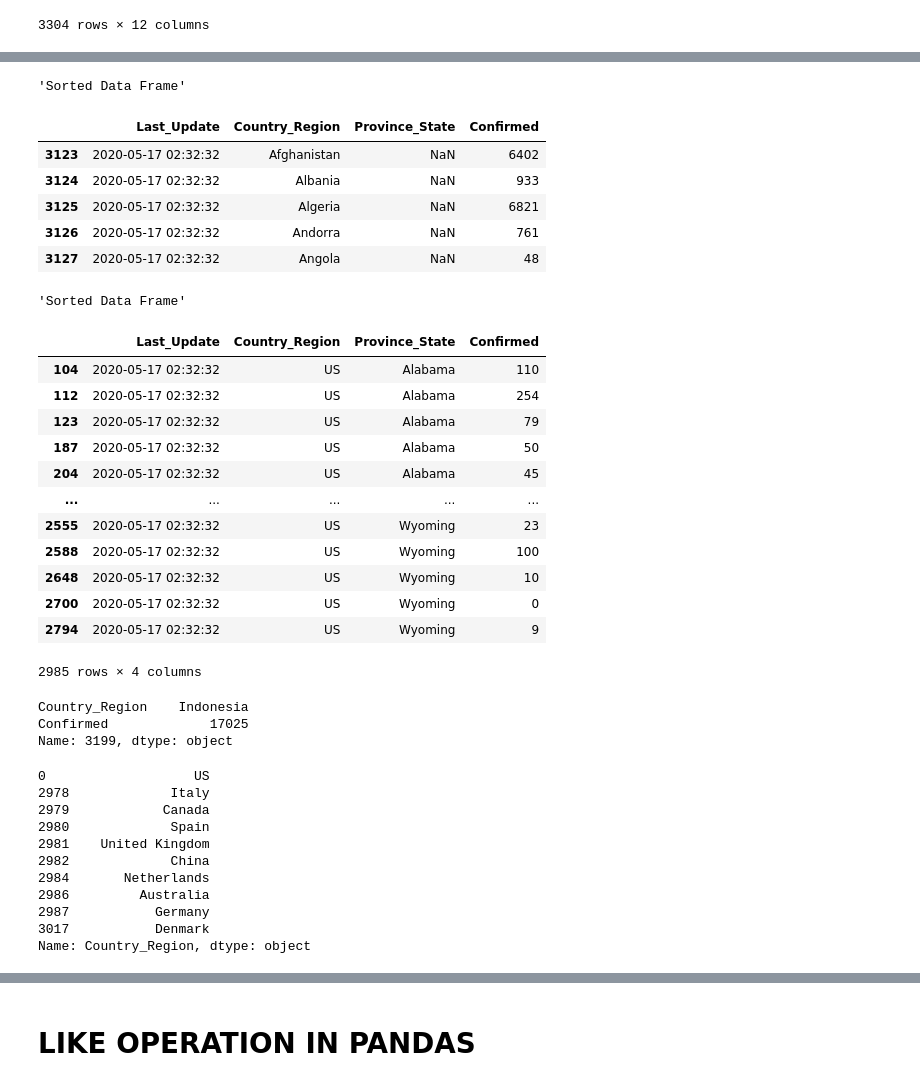
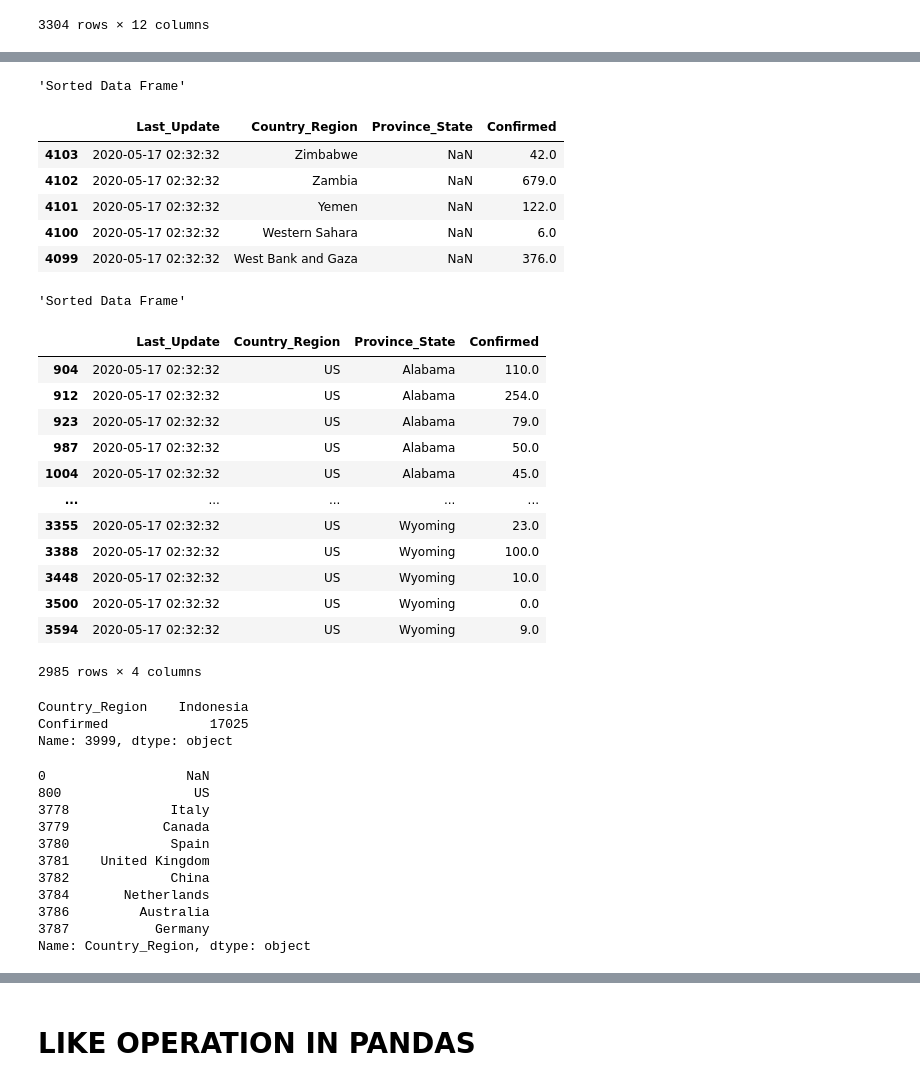
Before and after one commit to abbasmalekpour/AdalegIT, a Jupyter notebook: notebooks/03-Pandas/02-pandas.ipynb, the cells around one changed output, grey strips where cells are left out. Saved outputs shown, nothing was run; the diff lists cells and outputs as text; code cells hidden in the pictures.

```diff
--- a/notebooks/03-Pandas/02-pandas.ipynb
+++ b/notebooks/03-Pandas/02-pandas.ipynb
@@ -90,7 +90,7 @@ pd.merge(daf1, daf2, on='id', how='right')
 # %%
 import pandas as pd
 # %%
-df = pd.read_csv('../../sample_covid19.csv') # for each root folder lever to reach we add "../""
+df = pd.read_csv('../../data/sample_covid19.csv') # for each root folder lever to reach we add "../""
 # %%
 df
 # %% [output]
@@ -109,8 +109,8 @@ df
 3304 rows × 12 columns
 # %%
 # Append all CSV files
-path =r'/Users/Optimus/Documents/GitHub/AdalegIT'
-filenames = glob.glob(path + "/*.csv")
+path =r'../../data/'
+filenames = glob.glob(path + "*.csv")
 covid = pd.DataFrame()
 for f in filenames:
     df = pd.read_csv(f)
@@ -197,30 +247,30 @@ display('Sorted Data Frame', df1.sort_values(['Country_Region'], ascending=False
 # %%
 #Sort Data Frame - Ascending on "Country" & descending on "Last update"
-display('Sorted Data Frame', df1.sort_values(['Country_Region', 'Last_Update'], ascending=[1,0]).head(5))
+display('Sorted Data Frame', df1.sort_values(['Country_Region', 'Province_State'], ascending=[0,0]).head(5))
 # %% [output]
 'Sorted Data Frame'
 |  | Last_Update | Country_Region | Province_State | Confirmed |
-| 3123 | 2020-05-17 02:32:32 | Afghanistan | NaN | 6402 |
-| 3124 | 2020-05-17 02:32:32 | Albania | NaN | 933 |
-| 3125 | 2020-05-17 02:32:32 | Algeria | NaN | 6821 |
-| 3126 | 2020-05-17 02:32:32 | Andorra | NaN | 761 |
-| 3127 | 2020-05-17 02:32:32 | Angola | NaN | 48 |
+| 4103 | 2020-05-17 02:32:32 | Zimbabwe | NaN | 42.0 |
+| 4102 | 2020-05-17 02:32:32 | Zambia | NaN | 679.0 |
+| 4101 | 2020-05-17 02:32:32 | Yemen | NaN | 122.0 |
+| 4100 | 2020-05-17 02:32:32 | Western Sahara | NaN | 6.0 |
+| 4099 | 2020-05-17 02:32:32 | West Bank and Gaza | NaN | 376.0 |
 # %%
 display('Sorted Data Frame', df1.sort_values(['Country_Region', 'Province_State'], ascending=[1,1])[df1['Country_Region']=='US'])
 # %% [output]
 'Sorted Data Frame'
 |  | Last_Update | Country_Region | Province_State | Confirmed |
-| 104 | 2020-05-17 02:32:32 | US | Alabama | 110 |
-| 112 | 2020-05-17 02:32:32 | US | Alabama | 254 |
-| 123 | 2020-05-17 02:32:32 | US | Alabama | 79 |
-| 187 | 2020-05-17 02:32:32 | US | Alabama | 50 |
-| 204 | 2020-05-17 02:32:32 | US | Alabama | 45 |
+| 904 | 2020-05-17 02:32:32 | US | Alabama | 110.0 |
+| 912 | 2020-05-17 02:32:32 | US | Alabama | 254.0 |
+| 923 | 2020-05-17 02:32:32 | US | Alabama | 79.0 |
+| 987 | 2020-05-17 02:32:32 | US | Alabama | 50.0 |
+| 1004 | 2020-05-17 02:32:32 | US | Alabama | 45.0 |
 | ... | ... | ... | ... | ... |
-| 2555 | 2020-05-17 02:32:32 | US | Wyoming | 23 |
-| 2588 | 2020-05-17 02:32:32 | US | Wyoming | 100 |
-| 2648 | 2020-05-17 02:32:32 | US | Wyoming | 10 |
-| 2700 | 2020-05-17 02:32:32 | US | Wyoming | 0 |
-| 2794 | 2020-05-17 02:32:32 | US | Wyoming | 9 |
+| 3355 | 2020-05-17 02:32:32 | US | Wyoming | 23.0 |
+| 3388 | 2020-05-17 02:32:32 | US | Wyoming | 100.0 |
+| 3448 | 2020-05-17 02:32:32 | US | Wyoming | 10.0 |
+| 3500 | 2020-05-17 02:32:32 | US | Wyoming | 0.0 |
+| 3594 | 2020-05-17 02:32:32 | US | Wyoming | 9.0 |
 2985 rows × 4 columns
 # %%
 #Iterating through the dataset
@@ -230,21 +280,21 @@ for index , row in df1.iterrows():
 # %% [output]
 Country_Region    Indonesia
 Confirmed             17025
-Name: 3199, dtype: object
+Name: 3999, dtype: object
 # %%
 #Unique Values
 covid['Country_Region'].drop_duplicates(keep='first').head(10)
 # %% [output]
-0                   US
-2978             Italy
-2979            Canada
-2980             Spain
-2981    United Kingdom
-2982             China
-2984       Netherlands
-2986         Australia
-2987           Germany
-3017           Denmark
+0                  NaN
+800                 US
+3778             Italy
+3779            Canada
+3780             Spain
+3781    United Kingdom
+3782             China
+3784       Netherlands
+3786         Australia
+3787           Germany
 Name: Country_Region, dtype: object
 # %%
 # Countries impacted with Coronavirus
```
Also changed, not shown: parts of 19 cells of this notebook, 4 other files.
